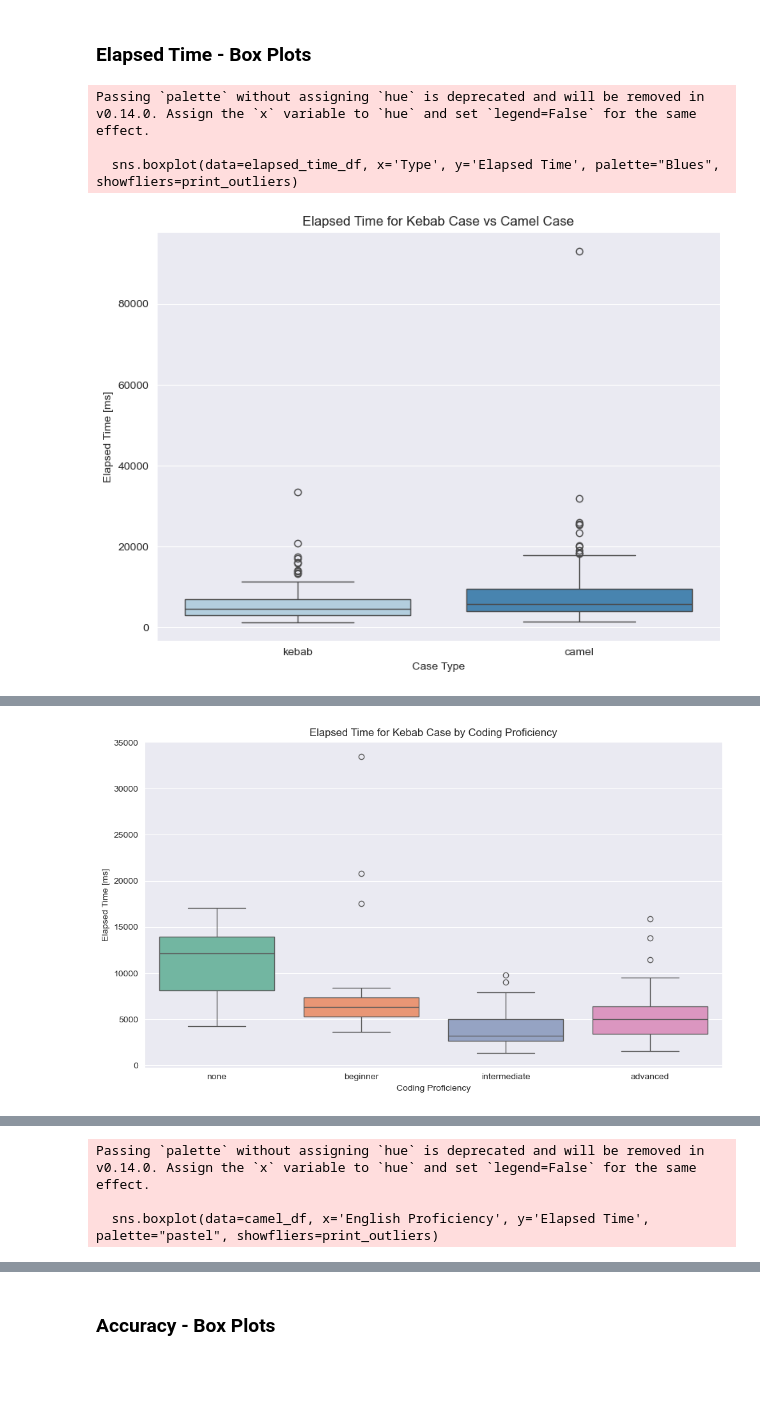
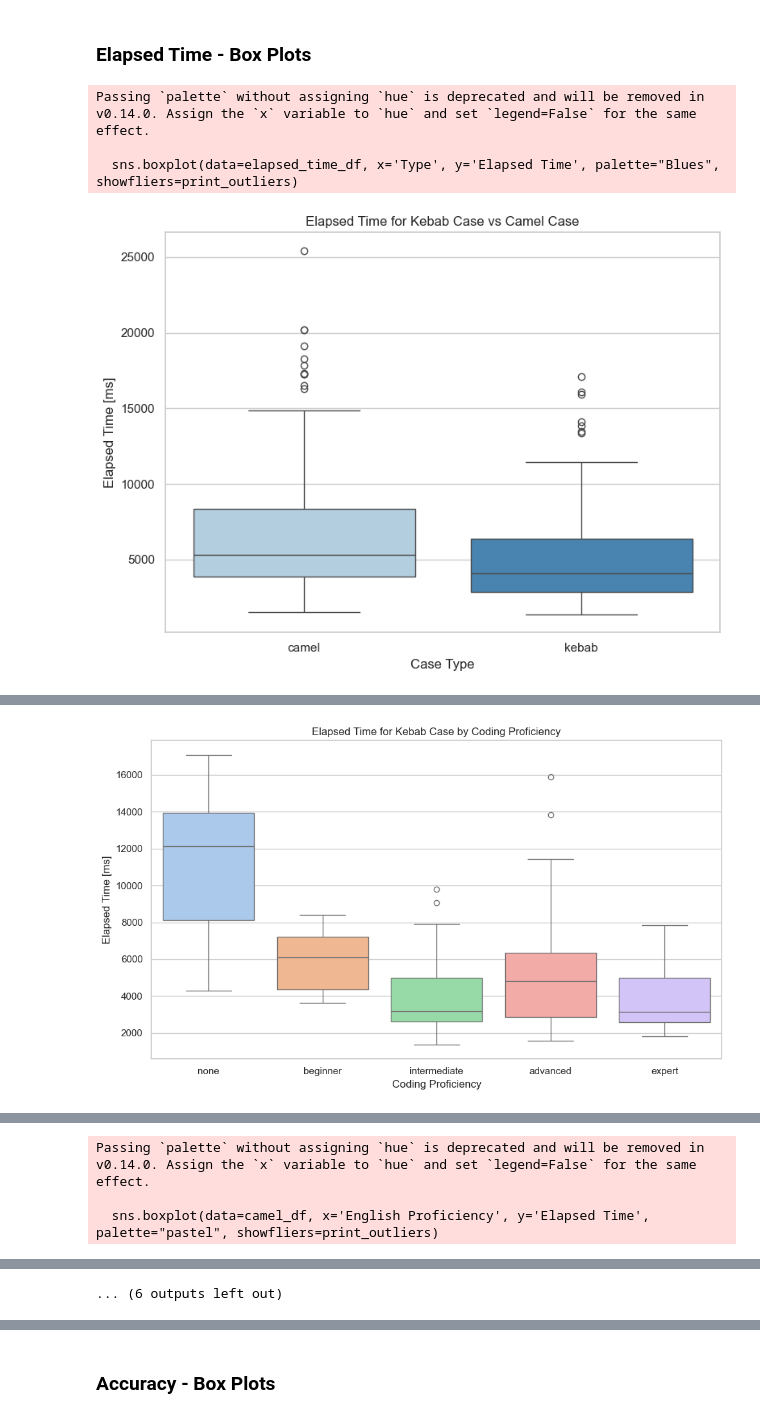
Before and after one commit to GuglielmoMazzesiDaniele/EE, a Jupyter notebook: Assignment 2/Graphs/Graphs Generator.ipynb, the cells around one changed output, grey strips where cells are left out. Drawn from its saved outputs; the diff is of its cells as text; code cells hidden in the pictures; blank space fills up the shorter version.

Commit message:
Added requested graphs

```diff
--- a/Assignment 2/Graphs/Graphs Generator.ipynb
+++ b/Assignment 2/Graphs/Graphs Generator.ipynb
@@ -12,7 +12,7 @@ import seaborn as sns
 # %%
 # Load the CSV file into a DataFrame
 # Replace 'your_file.csv' with the path to your CSV file
-df = pd.read_csv('EE - Experiment 2 (Data) - All Data.csv')
+df = pd.read_csv('EE - Experiment 2 (Data) - cleaned_data.csv')
 
 # Parameters
 print_outliers = True
@@ -30,7 +30,7 @@ plt.show()
 # 2. Box plot: Elapsed Time Kebab by Coding Proficiency
 plt.figure(figsize=(10, 6))
 kebab_df = df[df['Type'] == 'kebab']
-sns.boxplot(data=kebab_df, x='Coding Proficiency', y='Elapsed Time', palette="Set2", showfliers=print_outliers)
+sns.boxplot(data=kebab_df, x='Coding Proficiency', y='Elapsed Time', palette="pastel", showfliers=print_outliers)
 plt.title('Elapsed Time for Kebab Case by Coding Proficiency')
 plt.xlabel('Coding Proficiency')
 plt.ylabel('Elapsed Time [ms]')
@@ -40,7 +40,7 @@ plt.show()
 # 3. Box plot: Elapsed Time Camel by Coding Proficiency
 plt.figure(figsize=(10, 6))
 camel_df = df[df['Type'] == 'camel']
-sns.boxplot(data=camel_df, x='Coding Proficiency', y='Elapsed Time', palette="Set3", showfliers=print_outliers)
+sns.boxplot(data=camel_df, x='Coding Proficiency', y='Elapsed Time', palette="pastel", showfliers=print_outliers)
 plt.title('Elapsed Time for Camel Case by Coding Proficiency')
 plt.xlabel('Coding Proficiency')
 plt.ylabel('Elapsed Time [ms]')
@@ -49,7 +49,7 @@ plt.show()
 
 # 4. Box plot: Elapsed Time Kebab by English Reading Proficiency
 plt.figure(figsize=(10, 6))
-sns.boxplot(data=kebab_df, x='English Proficiency', y='Elapsed Time', palette="muted", showfliers=print_outliers)
+sns.boxplot(data=kebab_df, x='English Proficiency', y='Elapsed Time', palette="pastel", showfliers=print_outliers)
 plt.title('Elapsed Time for Kebab Case by English Reading Proficiency')
 plt.xlabel('English Reading Proficiency')
 plt.ylabel('Elapsed Time [ms]')
@@ -64,10 +64,62 @@ plt.xlabel('English Reading Proficiency')
 plt.ylabel('Elapsed Time [ms]')
 plt.tight_layout()
 plt.show()
+
+# 6. Box plot: Elapsed Time Camel by Input Device
+plt.figure(figsize=(10, 6))
+sns.boxplot(data=camel_df, x='Input Device', y='Elapsed Time', palette="pastel", showfliers=print_outliers)
+plt.title('Elapsed Time for Camel Case by Input Device')
+plt.xlabel('Input Device')
+plt.ylabel('Elapsed Time [ms]')
+plt.tight_layout()
+plt.show()
+
+# 8. Box plot: Elapsed Time for English Proficiency by Input Device
+plt.figure(figsize=(10, 6))
+mouse_device_df = df[df['Input Device'].isin(['mouse'])]
+sns.boxplot(data=mouse_device_df, x='Coding Proficiency', y='Elapsed Time', palette="pastel", showfliers=print_outliers)
+plt.title('Elapsed Time for Mouse by Coding Proficiency')
+plt.xlabel('Coding Proficiency')
+plt.ylabel('Elapsed Time [ms]')
+plt.tight_layout()
+plt.show()
+
+# 8. Box plot: Elapsed Time for Coding Proficiency by Input Device
+plt.figure(figsize=(10, 6))
+touchpad_device_df = df[df['Input Device'].isin(['touchpad'])]
+sns.boxplot(data=touchpad_device_df, x='Coding Proficiency', y='Elapsed Time', palette="pastel", showfliers=print_outliers)
+plt.title('Elapsed Time for Touchpad by Coding Proficiency')
+plt.xlabel('Coding Proficiency')
+plt.ylabel('Elapsed Time [ms]')
+plt.tight_layout()
+plt.show()
+
+# 8. Box plot: Elapsed Time Camel for Case by Input Device
+# Filter for relevant types and input devices
+filtered_data = df[(df['Type'].isin(['kebab', 'camel'])) &
+                     (df['Input Device'].isin(['touchpad', 'mouse']))]
+
+# Create a new column for grouping
+filtered_data['Group'] = filtered_data['Type'] + ' - ' + filtered_data['Input Device']
+
+# Set Seaborn theme
+sns.set_theme(style="whitegrid")
+
+# Plot the boxplot
+plt.figure(figsize=(10, 6))
+sns.boxplot(data=filtered_data, x='Group', y='Elapsed Time', palette='pastel')
+
+# Add title and labels
+plt.title('Elapsed Time for Different Cases and Input Devices', fontsize=14)
+plt.xlabel('Case and Input Device', fontsize=12)
+plt.ylabel('Elapsed Time', fontsize=12)
+plt.xticks(rotation=15)
+plt.tight_layout()
+plt.show()
 # %% [output]
 Passing `palette` without assigning `hue` is deprecated and will be removed in v0.14.0. Assign the `x` variable to `hue` and set `legend=False` for the same effect.
 
   sns.boxplot(data=elapsed_time_df, x='Type', y='Elapsed Time', palette="Blues", showfliers=print_outliers)
-[figure, old version]
+[figure, new version]
 Passing `palette` without assigning `hue` is deprecated and will be removed in v0.14.0. Assign the `x` variable to `hue` and set `legend=False` for the same effect.
 
@@ -75,3 +127,3 @@ Passing `palette` without assigning `hue` is deprecated and will be removed in v
-[figure, old version]
+[figure, new version]
 Passing `palette` without assigning `hue` is deprecated and will be removed in v0.14.0. Assign the `x` variable to `hue` and set `legend=False` for the same effect.
 
@@ -87,0 +144 @@ Passing `palette` without assigning `hue` is deprecated and will be removed in v
+... (6 outputs left out)
```
Also changed, not shown: parts of 3 cells of this notebook, 2 other files.
